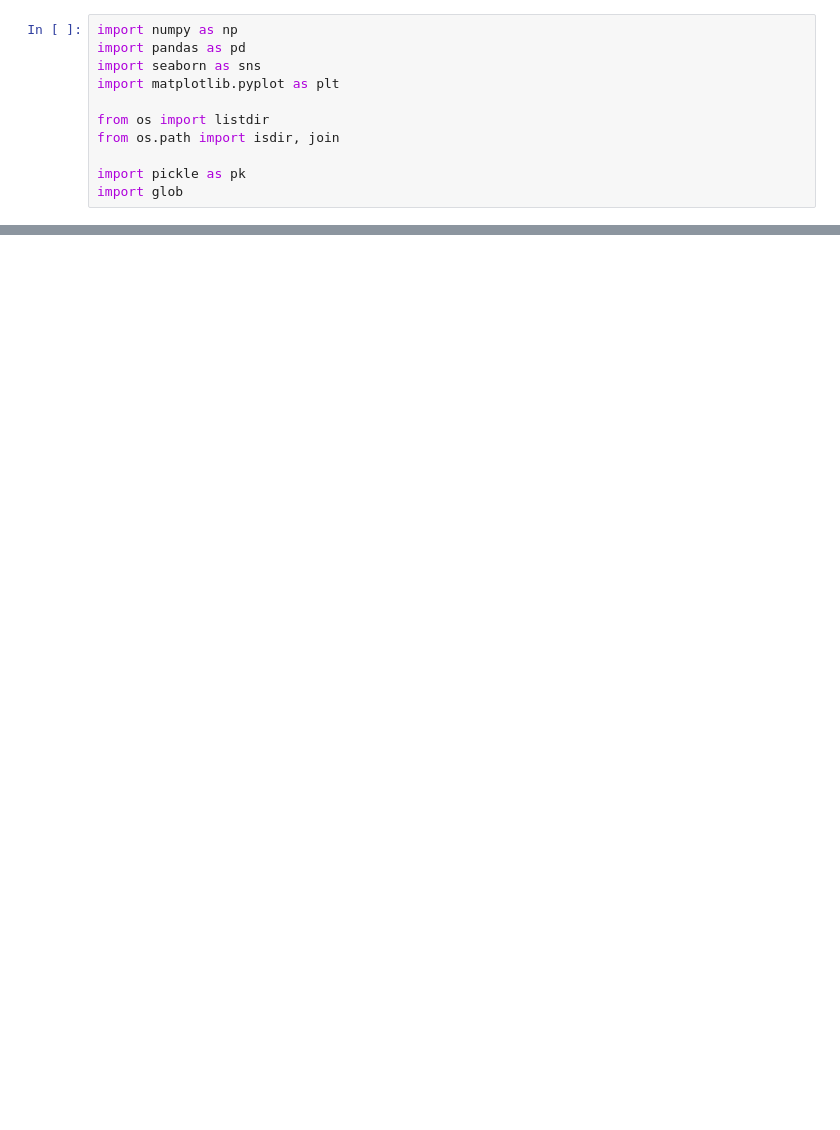
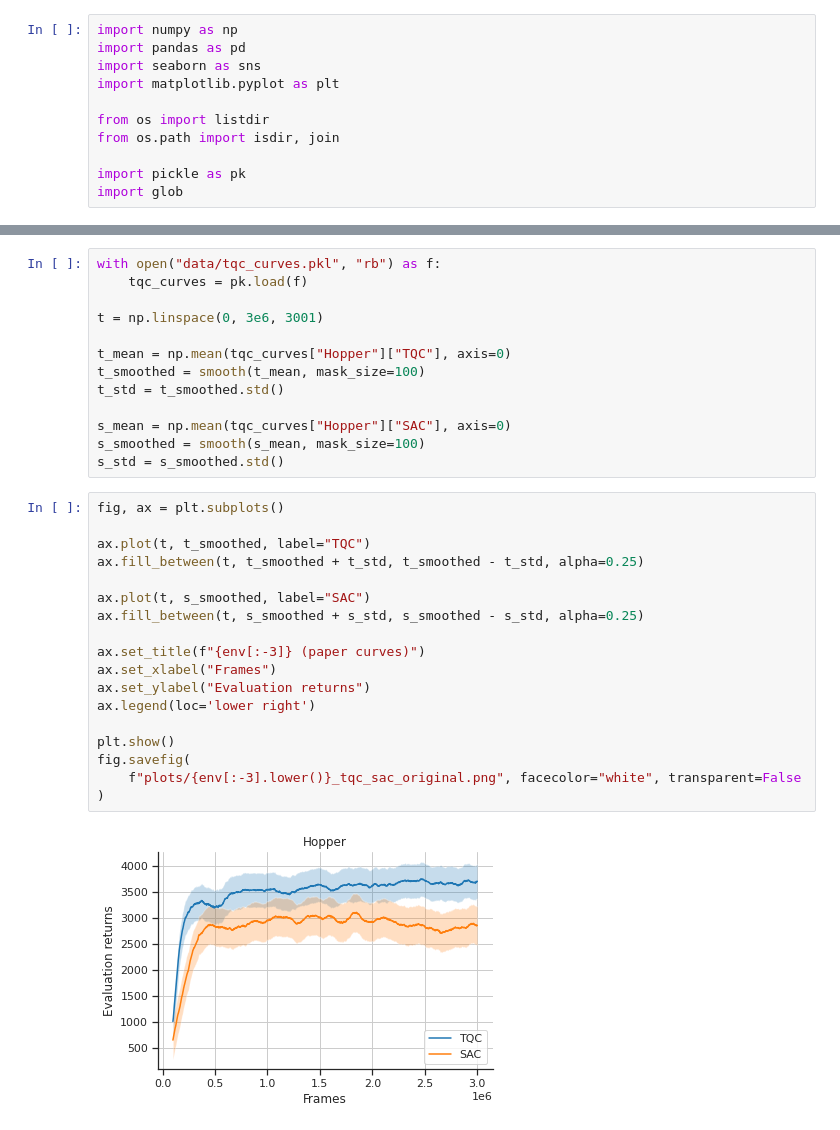
Before and after one commit to julesdubr/iar_tqc, a Jupyter notebook: plot.ipynb, the cells around one changed output, grey strips where cells are left out. Saved outputs shown, nothing was run; the diff lists cells and outputs as text; blank space fills up the shorter version.

```diff
--- a/plot.ipynb
+++ b/plot.ipynb
@@ -80,0 +77,33 @@ fig.savefig(
+# %%
+with open("data/tqc_curves.pkl", "rb") as f:
+    tqc_curves = pk.load(f)
+
+t = np.linspace(0, 3e6, 3001)
+
+t_mean = np.mean(tqc_curves["Hopper"]["TQC"], axis=0)
+t_smoothed = smooth(t_mean, mask_size=100)
+t_std = t_smoothed.std()
+
+s_mean = np.mean(tqc_curves["Hopper"]["SAC"], axis=0)
+s_smoothed = smooth(s_mean, mask_size=100)
+s_std = s_smoothed.std()
+# %%
+fig, ax = plt.subplots()
+
+ax.plot(t, t_smoothed, label="TQC")
+ax.fill_between(t, t_smoothed + t_std, t_smoothed - t_std, alpha=0.25)
+
+ax.plot(t, s_smoothed, label="SAC")
+ax.fill_between(t, s_smoothed + s_std, s_smoothed - s_std, alpha=0.25)
+
+ax.set_title(f"{env[:-3]} (paper curves)")
+ax.set_xlabel("Frames")
+ax.set_ylabel("Evaluation returns")
+ax.legend(loc='lower right')
+
+plt.show()
+fig.savefig(
+    f"plots/{env[:-3].lower()}_tqc_sac_original.png", facecolor="white", transparent=False
+)
+# %% [output]
+[figure, added]
```
Also changed, not shown: parts of 7 cells of this notebook, 10 other files.
